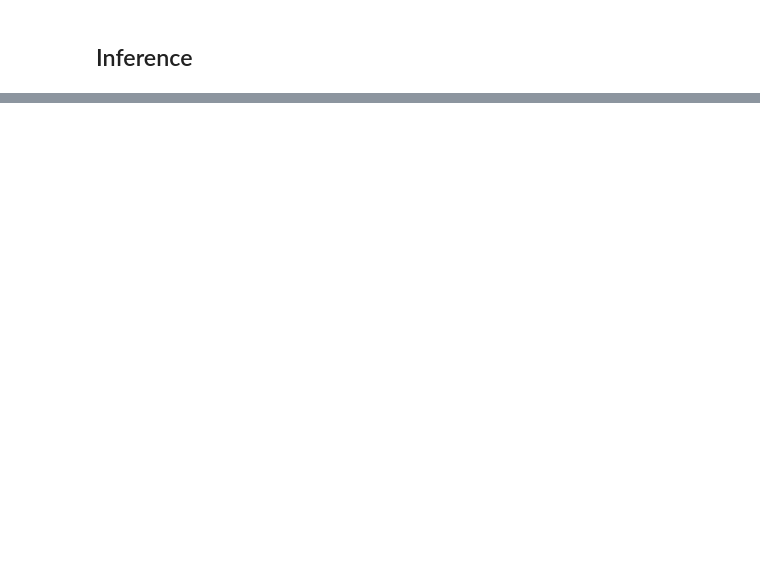
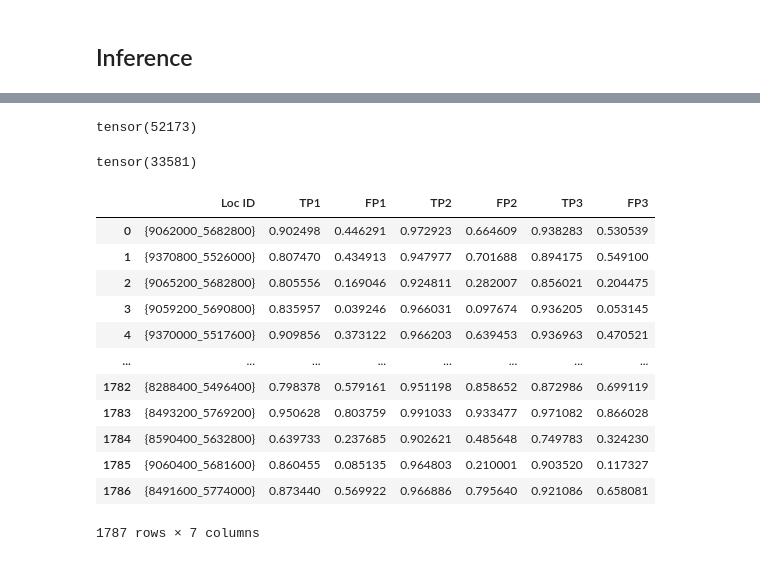
Before and after one commit to jlgao2/FYP-Public, a Jupyter notebook: sem_seg_large.ipynb, the cells around one changed output, grey strips where cells are left out. Saved outputs shown, nothing was run; the diff lists cells and outputs as text; code cells hidden in the pictures; blank space fills up the shorter version.

```diff
--- a/sem_seg_large.ipynb
+++ b/sem_seg_large.ipynb
@@ -363,0 +327,3 @@ small.
+# %%
+get_roc_fn = lambda x, suffix: img_path+'/roc/'+f'{suffix}/{x.stem}.tif'
+get_stem = lambda x: {x.stem}
@@ -363,0 +341,30 @@ small.
+# %%
+results = []
+
+for idx, im in enumerate(il):
+    pred = learn.predict(im)[2][1]
+    gt_mask = (transforms.ToTensor()(Image.open(get_gtmask_fn(il.items[idx]))).squeeze()*255).bool()
+
+    zero1 = (pred > 0.025).bool()
+    zero2 = (pred > 0.01).bool()
+    zero3 = (pred > 0.0175).bool()
+#     zero4 = (pred > 0.4).bool()
+#     zero5 = (pred > 0.5).bool()
+#     zero6 = (pred > 0.6).bool()
+
+    tpr1 = tpr(zero1, gt_mask)
+    tpr2 = tpr(zero2, gt_mask)
+    tpr3 = tpr(zero3, gt_mask)
+#     tpr4 = tpr(zero4, gt_mask)
+#     tpr5 = tpr(zero5, gt_mask)
+#     tpr6 = tpr(zero6, gt_mask)
+
+    fpr1 = fpr(zero1, gt_mask)
+    fpr2 = fpr(zero2, gt_mask)
+    fpr3 = fpr(zero3, gt_mask)
+#     fpr4 = fpr(zero4, gt_mask)
+#     fpr5 = fpr(zero5, gt_mask)
+#     fpr6 = fpr(zero6, gt_mask)
+
+    results.append((get_stem(il.items[idx]), tpr1, fpr1, tpr2, fpr2, tpr3, fpr3))
+#     tpr4, fpr4, tpr5, fpr5, tpr6, fpr6
@@ -363,0 +392,27 @@ small.
+# %%
+pred.sum()
+# %% [output]
+tensor(52173)
+# %%
+gt.sum()
+# %% [output]
+tensor(33581)
+# %%
+results_df = pd.DataFrame(results, columns =['Loc ID', 'TP1', 'FP1', 'TP2', 'FP2', 'TP3', 'FP3'])
+#  'TP4', 'FP4', 'TP5', 'FP5', 'TP6', 'FP6'
+# %%
+results_df
+# %% [output]
+|  | Loc ID | TP1 | FP1 | TP2 | FP2 | TP3 | FP3 |
+| 0 | {9062000_5682800} | 0.902498 | 0.446291 | 0.972923 | 0.664609 | 0.938283 | 0.530539 |
+| 1 | {9370800_5526000} | 0.807470 | 0.434913 | 0.947977 | 0.701688 | 0.894175 | 0.549100 |
+| 2 | {9065200_5682800} | 0.805556 | 0.169046 | 0.924811 | 0.282007 | 0.856021 | 0.204475 |
+| 3 | {9059200_5690800} | 0.835957 | 0.039246 | 0.966031 | 0.097674 | 0.936205 | 0.053145 |
+| 4 | {9370000_5517600} | 0.909856 | 0.373122 | 0.966203 | 0.639453 | 0.936963 | 0.470521 |
+| ... | ... | ... | ... | ... | ... | ... | ... |
+| 1782 | {8288400_5496400} | 0.798378 | 0.579161 | 0.951198 | 0.858652 | 0.872986 | 0.699119 |
+| 1783 | {8493200_5769200} | 0.950628 | 0.803759 | 0.991033 | 0.933477 | 0.971082 | 0.866028 |
+| 1784 | {8590400_5632800} | 0.639733 | 0.237685 | 0.902621 | 0.485648 | 0.749783 | 0.324230 |
+| 1785 | {9060400_5681600} | 0.860455 | 0.085135 | 0.964803 | 0.210001 | 0.903520 | 0.117327 |
+| 1786 | {8491600_5774000} | 0.873440 | 0.569922 | 0.966886 | 0.795640 | 0.921086 | 0.658081 |
+1787 rows × 7 columns
```
Also changed, not shown: parts of 52 cells of this notebook.
